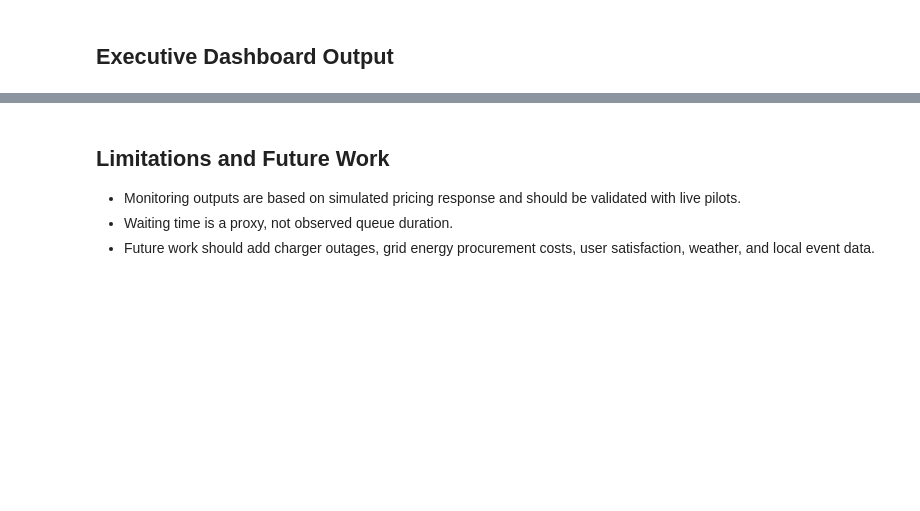
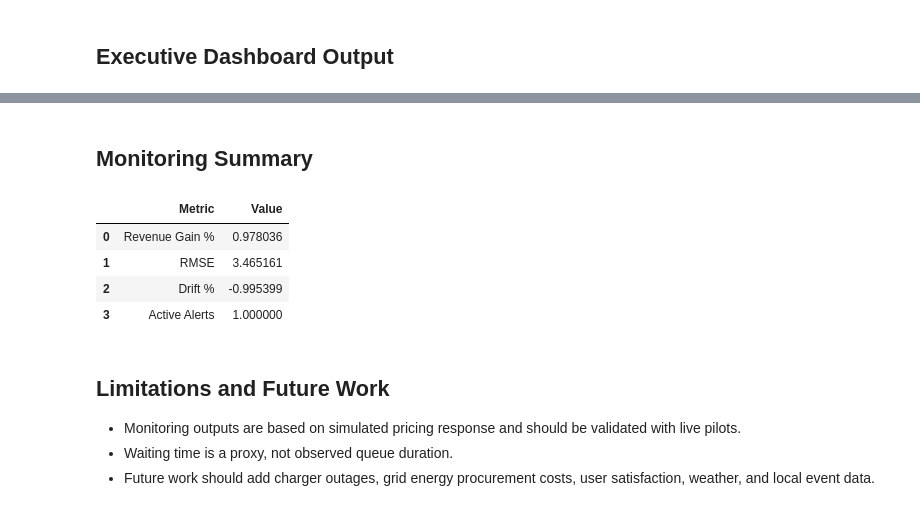
Before and after one commit to krish-2325/ev-dynamic-tariff-optimization, a Jupyter notebook: notebooks/06_monitoring_learning_agent.ipynb, the cells around one changed output, grey strips where cells are left out. Drawn from its saved outputs; the diff is of its cells as text; code cells hidden in the pictures; blank space fills up the shorter version.

```diff
--- a/notebooks/06_monitoring_learning_agent.ipynb
+++ b/notebooks/06_monitoring_learning_agent.ipynb
@@ -182,0 +244,19 @@ response_sensitivity
+# %%
+baseline_rmse = 3.5
+
+current_rmse = float(
+    demand_kpis.loc[
+       demand_kpis["KPI"].str.contains(
+            "RMSE",
+            case=False,
+            na=False
+        ),
+        "Value"
+    ].iloc[0]
+)
+
+drift_pct = (
+    (current_rmse - baseline_rmse)
+    /
+    baseline_rmse
+) * 100
@@ -236,2 +381,33 @@ summary_dashboard
 | 6 | Demand Forecast Accuracy R2 | 0.980850 | UrbanEV | Demand model explanatory accuracy |
 | 7 | Demand Forecast RMSE | 3.465161 | UrbanEV | Demand model average large-error ... |
+# %% [markdown]
+## Monitoring Summary
+# %%
+monitoring_summary = pd.DataFrame(
+    [
+        {
+            "Metric": "Revenue Gain %",
+            "Value": revenue_gain
+        },
+        {
+            "Metric": "RMSE",
+            "Value": current_rmse
+        },
+        {
+            "Metric": "Drift %",
+            "Value": drift_pct
+        },
+        {
+            "Metric": "Active Alerts",
+            "Value": len(alerts)
+        }
+    ]
+)
+
+monitoring_summary
+# %% [output]
+|  | Metric | Value |
+| 0 | Revenue Gain % | 0.978036 |
+| 1 | RMSE | 3.465161 |
+| 2 | Drift % | -0.995399 |
+| 3 | Active Alerts | 1.000000 |
```
Also changed, not shown: parts of 20 cells of this notebook, 9 other files.
